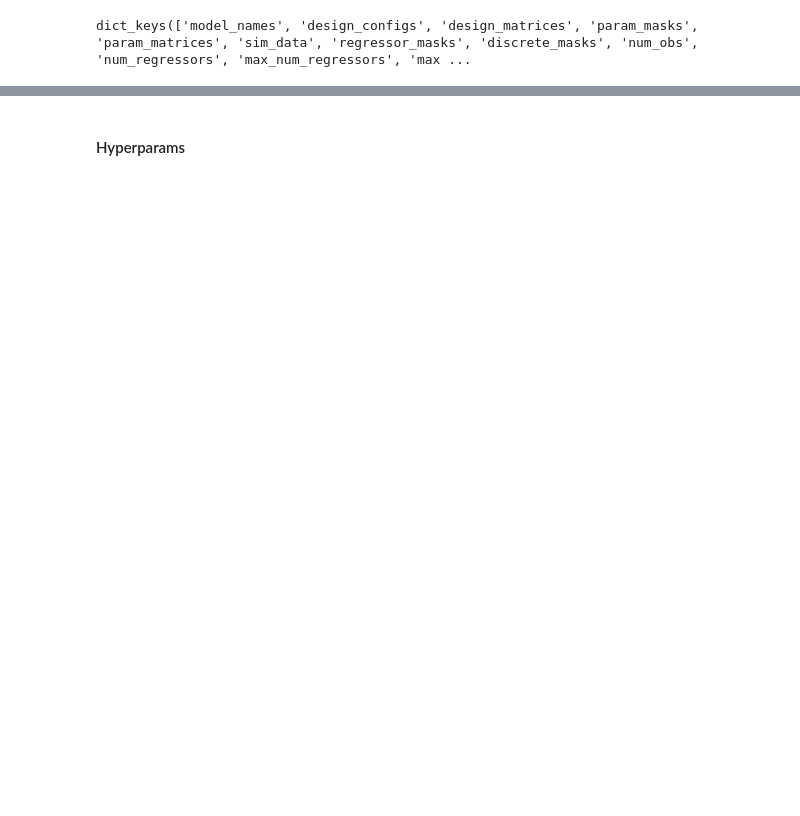
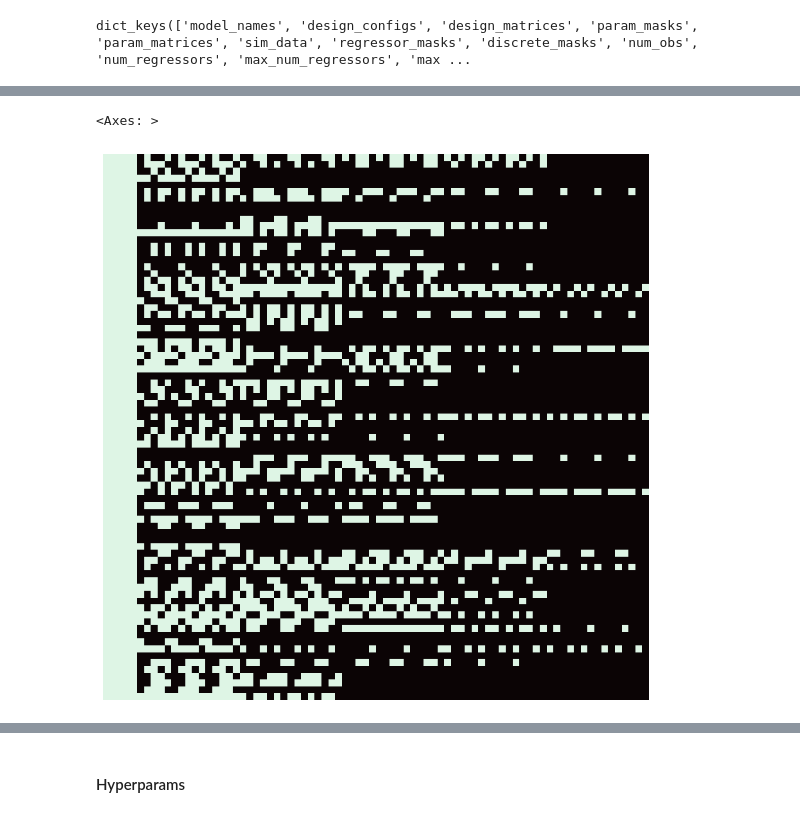
Before and after one commit to bayesflow-org/CogFormer, a Jupyter notebook: playgrounds/testing_workflow_v2.ipynb, the cells around one changed output, grey strips where cells are left out. Saved outputs shown, nothing was run; the diff lists cells and outputs as text; code cells hidden in the pictures; blank space fills up the shorter version.

```diff
--- a/playgrounds/testing_workflow_v2.ipynb
+++ b/playgrounds/testing_workflow_v2.ipynb
@@ -88,0 +101,6 @@ samples["param_masks"].shape
+# %%
+f, ax = plt.subplots(1, 1, figsize=(10, 10))
+sns.heatmap(samples["param_masks"], cbar=False, xticklabels=False, yticklabels=False, cmap="mako", square=True)
+# %% [output]
+<Axes: >
+[figure, added]
```
Also changed, not shown: parts of 18 cells of this notebook, 2 other files.
